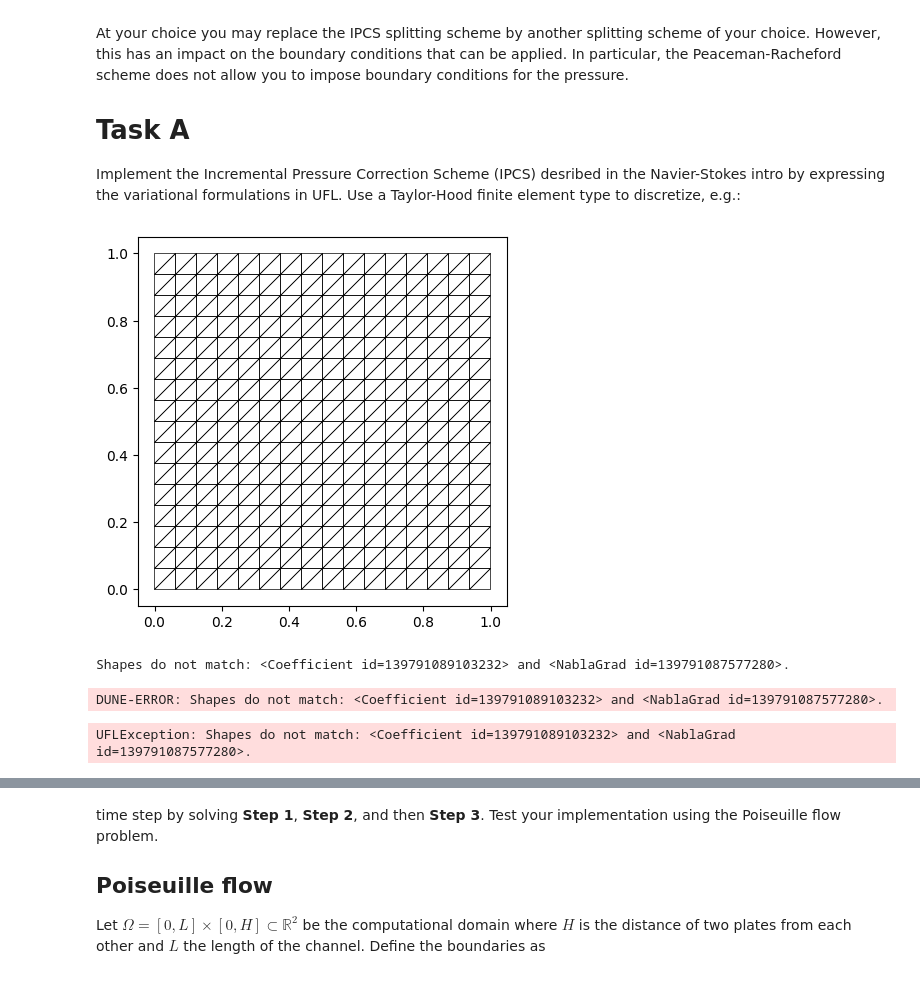
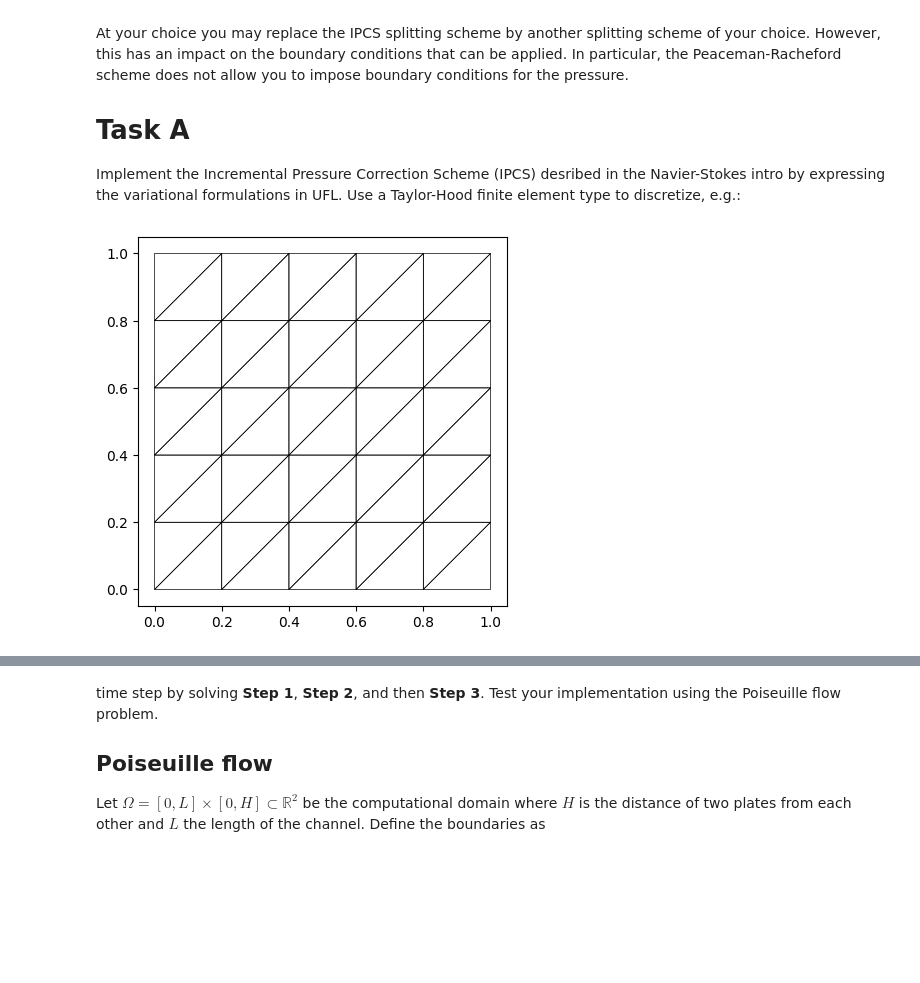
Before and after one commit to Mag-r/finite_elemente, a Jupyter notebook: navierstokes_excercise.ipynb, the cells around one changed output, grey strips where cells are left out. Cells and saved outputs as stored; diff of their text form; code cells hidden in the pictures; blank space fills up the shorter version.

```diff
--- a/navierstokes_excercise.ipynb
+++ b/navierstokes_excercise.ipynb
@@ -25,48 +25,57 @@ import dune
 from dune import fem
 import numpy as np
 import ufl
+from tqdm import tqdm
+from matplotlib import pyplot as plt
 
-domain = cartesianDomain([0,0], [1,1], [16,16])
+domain = cartesianDomain([0,0], [1,1], [5,5])
 gridView = leafGridView(domain)
 order = 2
 
 # velocity space (vector valued)
 V_space = lagrange(gridView, order=order, dimRange=gridView.dimension) # p1Bubble als alternative
 # pressure space
 P_space = lagrange(gridView, order=order-1)
 compositeTaylorHoodSpace = fem.space.composite(V_space, P_space, components=["velocity", "pressure"])
 mu  = dune.ufl.Constant(1, "mu")
 rho = dune.ufl.Constant(1, "rho")
 dt = dune.ufl.Constant(0.1, "dt")
 
 U = ufl.TrialFunction(compositeTaylorHoodSpace)
 V = ufl.TestFunction(compositeTaylorHoodSpace)
 x = ufl.SpatialCoordinate(compositeTaylorHoodSpace)
 n = ufl.FacetNormal(compositeTaylorHoodSpace)
 u = ufl.as_vector([U[0], U[1]])
 v = ufl.as_vector([V[0], V[1]])
 p = U[gridView.dimension]
 q = V[gridView.dimension]
 no_slip_bottom = dune.ufl.DirichletBC(compositeTaylorHoodSpace, [0,0,None], x[1] < 1e-10)
 no_slip_top = dune.ufl.DirichletBC(compositeTaylorHoodSpace, [0,0,None], x[1] > 1-1e-10)
 pressure_dirichlet = dune.ufl.DirichletBC(compositeTaylorHoodSpace, [None, None, 8-x[0]*8])
-f = ufl.as_vector([0, 0])
+f = dune.ufl.Constant((0, 0), "f")
 gridView.plot()
-u_solution = V_space.function(name="u_solution")
-p_solution = P_space.function(name="p_solution")
+composite_solution = compositeTaylorHoodSpace.function(name="solution")
 u_old = V_space.function(name="u_old")
+p_old = P_space.function(name="p_old")
+indices_split = u_old.as_numpy.shape[0]
 # %% [output]
-[figure, old version]
+[figure, new version]
 # %%
 epsilon = lambda w:  1/2*(ufl.nabla_grad(w) + ufl.nabla_grad(w).T)
 sigma = -p*ufl.Identity(gridView.dimension) + 2*mu*epsilon(u)
 
-velocity_neumann_form = mu * ufl.inner(ufl.dot(ufl.grad(u), n) - p*n, v)*ufl.ds
-step_one_form = rho*ufl.inner((u - u_old)/dt, v)*ufl.dx
-+ ufl.inner(sigma, epsilon(v))*ufl.dx
-- rho * ufl.inner(ufl.inner(u_old,ufl.nabla_grad(u)), v)*ufl.dx
-step_one_form -= velocity_neumann_form * (ufl.conditional(ufl.lt(x[1], 1e-10), 1, 0) + ufl.conditional(ufl.gt(x[1], 1-1e-10), 1, 0))
+step_one_form = (
+    rho * ufl.dot((u - u_old) / dt, v) * ufl.dx
+    + ufl.inner(sigma, epsilon(v)) * ufl.dx
+    - ufl.dot(f, v) * ufl.dx
+    - rho * ufl.dot(ufl.dot(u_old, ufl.grad(u)), v) * ufl.dx
+) -mu * ufl.inner(
+    ufl.dot(ufl.grad(u), n) - p * n, v
+) * (ufl.conditional(ufl.lt(x[0], 1e-10), 1, 0) + ufl.conditional(ufl.gt(x[0], 1 - 1e-10), 1, 0)) * ufl.ds
+# velocity_neumann_form =
+
+# step_one_form -= velocity_neumann_form
+
+step_two_form = ufl.dot(ufl.grad(p), ufl.grad(q)) * ufl.dx - (ufl.dot(ufl.grad(p_old),ufl.grad(q))- 1/dt * ufl.div(u) * q) * ufl.dx
+
+step_three_form = ufl.inner(u,v) * ufl.dx - (ufl.inner(u_old,v) - dt *ufl.inner(ufl.grad(p-p_old),v))* ufl.dx
-# %% [output]
-Shapes do not match: <Coefficient id=139791089103232> and <NablaGrad id=139791087577280>.
-DUNE-ERROR: Shapes do not match: <Coefficient id=139791089103232> and <NablaGrad id=139791087577280>.
-UFLException: Shapes do not match: <Coefficient id=139791089103232> and <NablaGrad id=139791087577280>.
```
Also changed, not shown: parts of 3 cells of this notebook.
